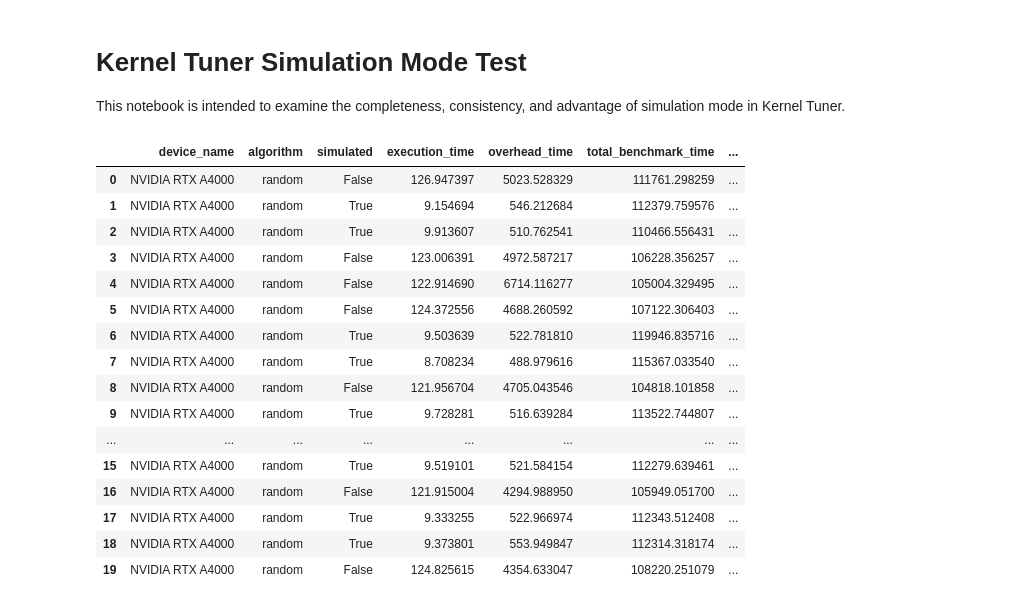
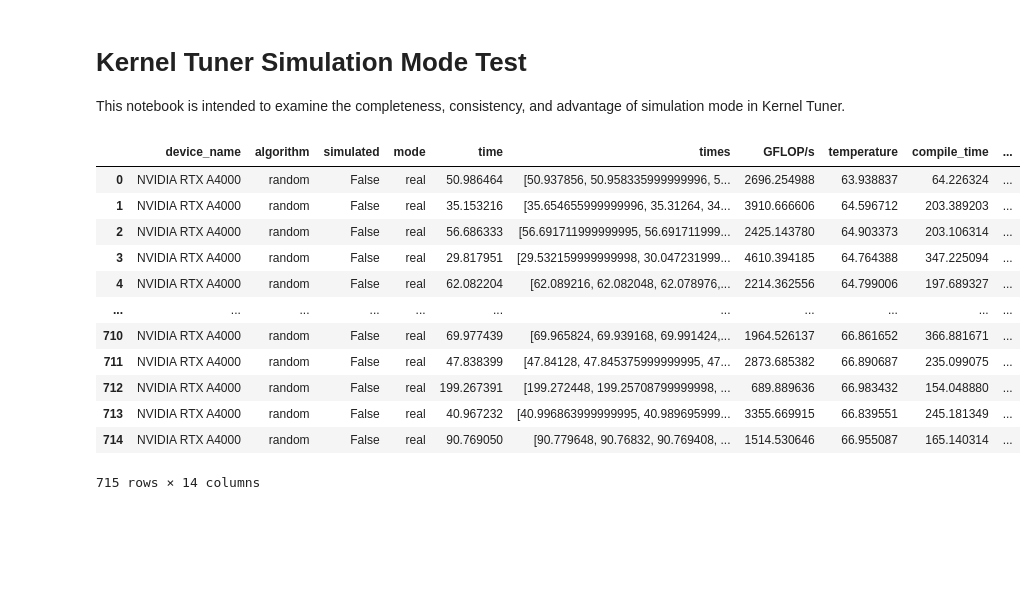
Before and after one commit to fjwillemsen/kernel_tuner_paper, a Jupyter notebook: test_simulation.ipynb, the cells around one changed output. Drawn from its saved outputs; the diff is of its cells as text; code cells hidden in the pictures; blank space fills up the shorter version.

```diff
--- a/test_simulation.ipynb
+++ b/test_simulation.ipynb
@@ -59,6 +60,7 @@ def get_dataframes() -> Tuple[pd.DataFrame, pd.DataFrame]:
         # combine the data into a dictionary
         device_name = envfile['device_name']
         is_simulated = "_mode=simulated" in filepath.name
+        mode = 'simulated' if is_simulated else 'real'
         algorithm = algorithm_displaynames[re.search(r"_alg=([a-zA-Z]+)_", filepath.name).group(1).strip()]
         # for each of the tuned configurations, create a dictionary with the expected items
         for value in cachefile:
@@ -67,6 +69,7 @@ def get_dataframes() -> Tuple[pd.DataFrame, pd.DataFrame]:
             cache['device_name'] = device_name
             cache['algorithm'] = algorithm
             cache['simulated'] = is_simulated
+            cache['mode'] = mode
             for key in expected_keys_cache:
                 cache[key] = value[key]
             cache['total_time'] = value['strategy_time'] + value['compile_time'] + value['benchmark_time'] + value['verification_time'] + value['framework_time']
@@ -76,6 +79,7 @@ def get_dataframes() -> Tuple[pd.DataFrame, pd.DataFrame]:
         env['device_name'] = device_name
         env['algorithm'] = algorithm
         env['simulated'] = is_simulated
+        env['mode'] = mode
         for key in expected_keys_env:
             env[key] = envfile[key]
         env_dicts.append(env)
@@ -86,22 +90,18 @@ def get_dataframes() -> Tuple[pd.DataFrame, pd.DataFrame]:
     return df_cache, df_env
 # %%
 df_cache, df_env = get_dataframes()
-df_env
+df_cache
 # %% [output]
-|  | device_name | algorithm | simulated | execution_time | overhead_time | total_benchmark_time | ... |
-| 0 | NVIDIA RTX A4000 | random | False | 126.947397 | 5023.528329 | 111761.298259 | ... |
-| 1 | NVIDIA RTX A4000 | random | True | 9.154694 | 546.212684 | 112379.759576 | ... |
-| 2 | NVIDIA RTX A4000 | random | True | 9.913607 | 510.762541 | 110466.556431 | ... |
-| 3 | NVIDIA RTX A4000 | random | False | 123.006391 | 4972.587217 | 106228.356257 | ... |
-| 4 | NVIDIA RTX A4000 | random | False | 122.914690 | 6714.116277 | 105004.329495 | ... |
-| 5 | NVIDIA RTX A4000 | random | False | 124.372556 | 4688.260592 | 107122.306403 | ... |
-| 6 | NVIDIA RTX A4000 | random | True | 9.503639 | 522.781810 | 119946.835716 | ... |
-| 7 | NVIDIA RTX A4000 | random | True | 8.708234 | 488.979616 | 115367.033540 | ... |
-| 8 | NVIDIA RTX A4000 | random | False | 121.956704 | 4705.043546 | 104818.101858 | ... |
-| 9 | NVIDIA RTX A4000 | random | True | 9.728281 | 516.639284 | 113522.744807 | ... |
-| ... | ... | ... | ... | ... | ... | ... | ... |
-| 15 | NVIDIA RTX A4000 | random | True | 9.519101 | 521.584154 | 112279.639461 | ... |
-| 16 | NVIDIA RTX A4000 | random | False | 121.915004 | 4294.988950 | 105949.051700 | ... |
-| 17 | NVIDIA RTX A4000 | random | True | 9.333255 | 522.966974 | 112343.512408 | ... |
-| 18 | NVIDIA RTX A4000 | random | True | 9.373801 | 553.949847 | 112314.318174 | ... |
-| 19 | NVIDIA RTX A4000 | random | False | 124.825615 | 4354.633047 | 108220.251079 | ... |
+|  | device_name | algorithm | simulated | mode | time | times | GFLOP/s | temperature | compile_time | ... |
+| 0 | NVIDIA RTX A4000 | random | False | real | 50.986464 | [50.937856, 50.958335999999996, 5... | 2696.254988 | 63.938837 | 64.226324 | ... |
+| 1 | NVIDIA RTX A4000 | random | False | real | 35.153216 | [35.654655999999996, 35.31264, 34... | 3910.666606 | 64.596712 | 203.389203 | ... |
+| 2 | NVIDIA RTX A4000 | random | False | real | 56.686333 | [56.691711999999995, 56.691711999... | 2425.143780 | 64.903373 | 203.106314 | ... |
+| 3 | NVIDIA RTX A4000 | random | False | real | 29.817951 | [29.532159999999998, 30.047231999... | 4610.394185 | 64.764388 | 347.225094 | ... |
+| 4 | NVIDIA RTX A4000 | random | False | real | 62.082204 | [62.089216, 62.082048, 62.078976,... | 2214.362556 | 64.799006 | 197.689327 | ... |
+| ... | ... | ... | ... | ... | ... | ... | ... | ... | ... | ... |
+| 710 | NVIDIA RTX A4000 | random | False | real | 69.977439 | [69.965824, 69.939168, 69.991424,... | 1964.526137 | 66.861652 | 366.881671 | ... |
+| 711 | NVIDIA RTX A4000 | random | False | real | 47.838399 | [47.84128, 47.845375999999995, 47... | 2873.685382 | 66.890687 | 235.099075 | ... |
+| 712 | NVIDIA RTX A4000 | random | False | real | 199.267391 | [199.272448, 199.25708799999998, ... | 689.889636 | 66.983432 | 154.048880 | ... |
+| 713 | NVIDIA RTX A4000 | random | False | real | 40.967232 | [40.996863999999995, 40.989695999... | 3355.669915 | 66.839551 | 245.181349 | ... |
+| 714 | NVIDIA RTX A4000 | random | False | real | 90.769050 | [90.779648, 90.76832, 90.769408, ... | 1514.530646 | 66.955087 | 165.140314 | ... |
+715 rows × 14 columns
```
Also changed, not shown: parts of 6 cells of this notebook.
